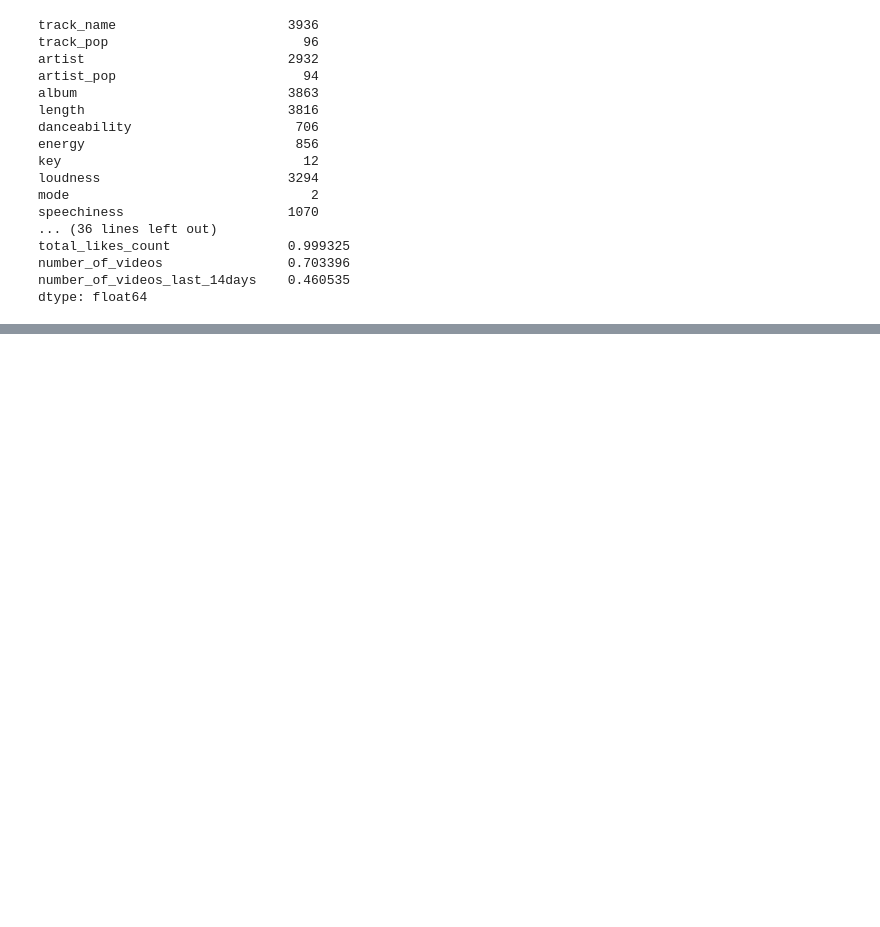
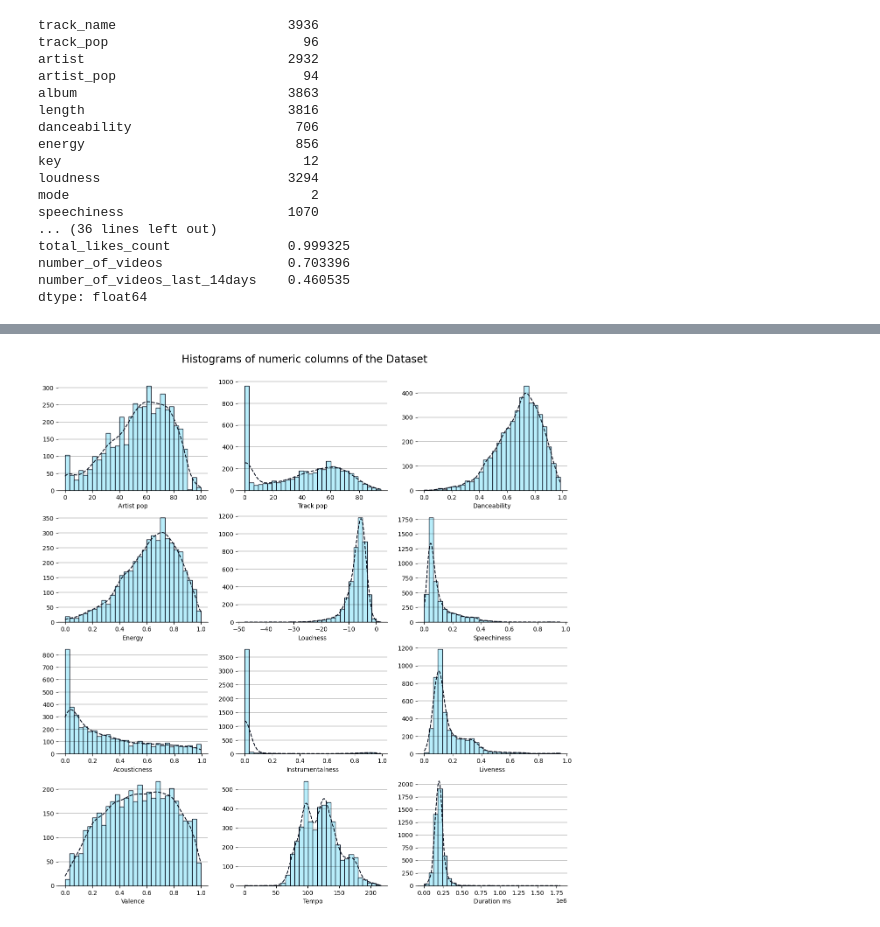
Before and after one commit to omersideman/ai-project, a Jupyter notebook: notebooks/data_analysis.ipynb, the cells around one changed output, grey strips where cells are left out. Drawn from its saved outputs; the diff is of its cells as text; code cells hidden in the pictures; blank space fills up the shorter version.

```diff
--- a/notebooks/data_analysis.ipynb
+++ b/notebooks/data_analysis.ipynb
@@ -80,9 +82,3 @@ total_likes_count               0.999325
 number_of_videos                0.703396
 number_of_videos_last_14days    0.460535
 dtype: float64
-# %%
-# distribution graphs for the numerical columns
-for col in df.select_dtypes(include=['float64', 'int64']).columns:
-    plt.hist(df[col], bins=20)
-    plt.title(col)
-    plt.show()
@@ -102,0 +85,21 @@ for col in df.select_dtypes(include=['float64', 'int64']).columns:
+# %%
+# distribution graphs for the numerical columns
+
+cols = ['artist_pop', 'track_pop', 'danceability', 'energy',
+        'loudness', 'speechiness', 'acousticness', 'instrumentalness',
+        'liveness', 'valence', 'tempo', 'duration_ms']
+
+fig, axs = plt.subplots(4, 3, figsize=(15, 15))
+
+for i, col in enumerate(cols):
+
+    row_index = i // 3
+    col_index = i % 3
+
+    hist(df, col, axs[row_index][col_index])
+
+fig.suptitle("Histograms of numeric columns of the Dataset", fontsize="xx-large", y=0.92)
+
+plt.show()
+# %% [output]
+[figure, added]
```
Also changed, not shown: parts of 7 cells of this notebook, 5 other files.
